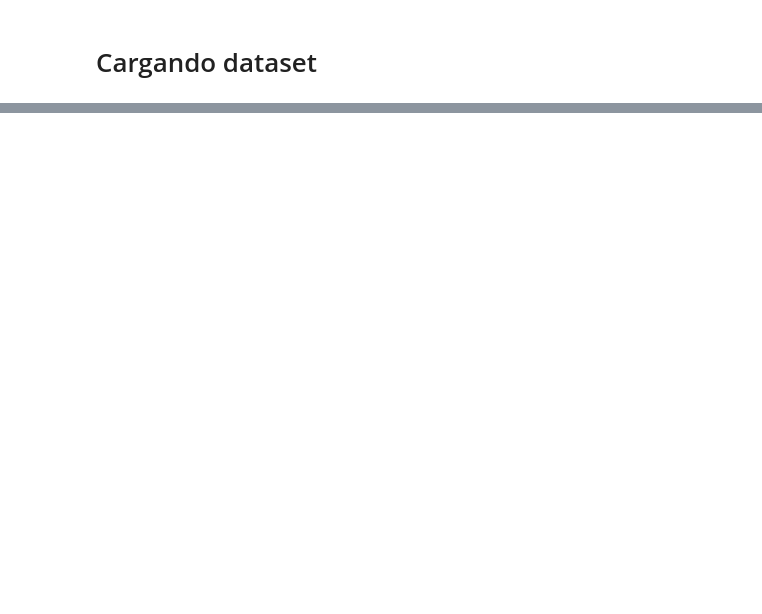
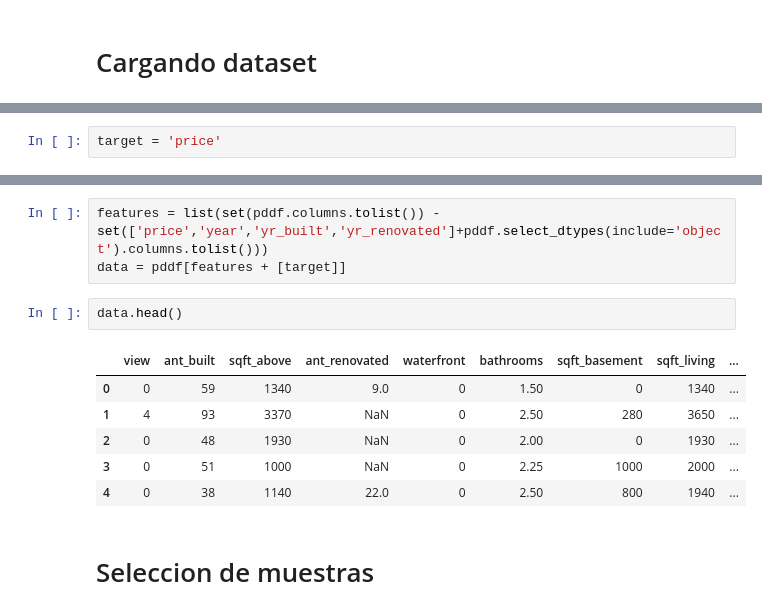
Before and after one commit to HermanMoreno98/Machine_Learning, a Jupyter notebook: Regresión_Lineal.ipynb, the cells around one changed output, grey strips where cells are left out. Saved outputs shown, nothing was run; the diff lists cells and outputs as text; blank space fills up the shorter version.

```diff
--- a/Regresión_Lineal.ipynb
+++ b/Regresión_Lineal.ipynb
@@ -21,0 +111,2 @@ pddf.head()
+# %%
+target = 'price'
@@ -21,0 +118,14 @@ pddf.head()
+# %%
+features = list(set(pddf.columns.tolist()) - set(['price','year','yr_built','yr_renovated']+pddf.select_dtypes(include='object').columns.tolist()))
+data = pddf[features + [target]]
+# %%
+data.head()
+# %% [output]
+|  | view | ant_built | sqft_above | ant_renovated | waterfront | bathrooms | sqft_basement | sqft_living | ... |
+| 0 | 0 | 59 | 1340 | 9.0 | 0 | 1.50 | 0 | 1340 | ... |
+| 1 | 4 | 93 | 3370 | NaN | 0 | 2.50 | 280 | 3650 | ... |
+| 2 | 0 | 48 | 1930 | NaN | 0 | 2.00 | 0 | 1930 | ... |
+| 3 | 0 | 51 | 1000 | NaN | 0 | 2.25 | 1000 | 2000 | ... |
+| 4 | 0 | 38 | 1140 | 22.0 | 0 | 2.50 | 800 | 1940 | ... |
+# %% [markdown]
+# Seleccion de muestras
```
Also changed, not shown: parts of 19 cells of this notebook.
